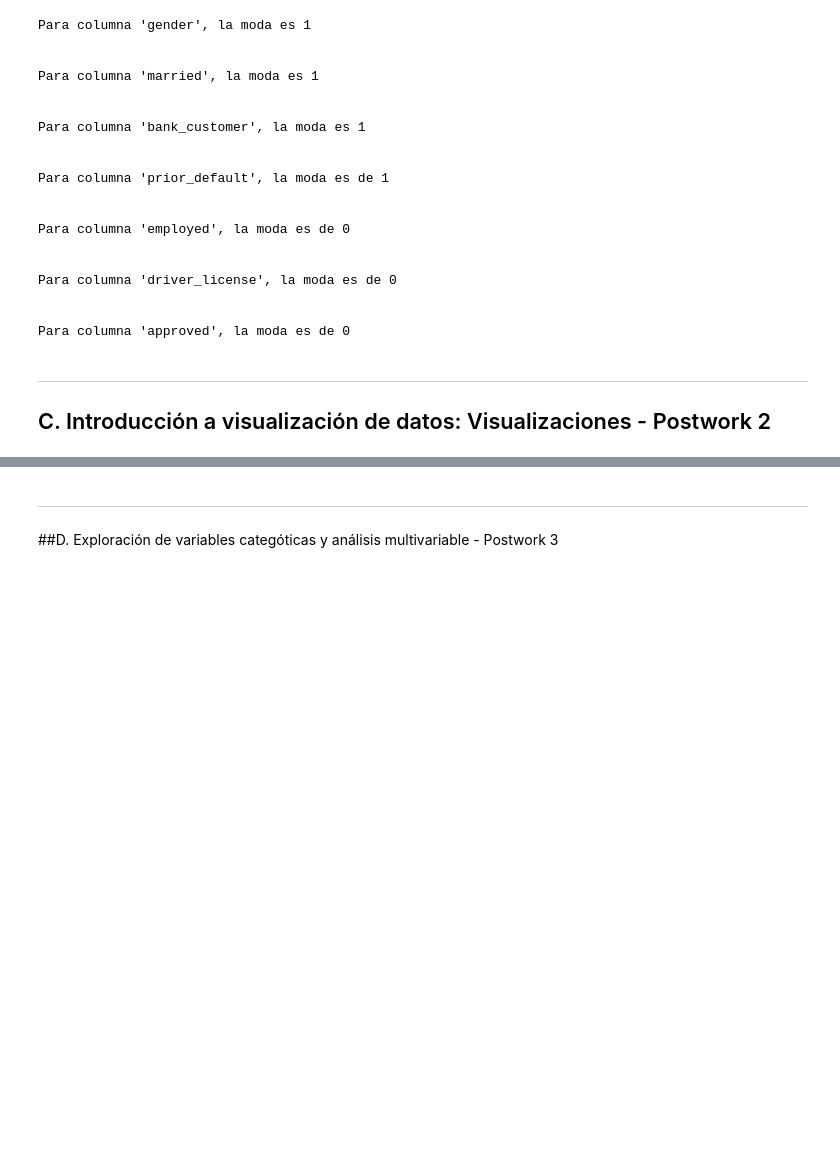
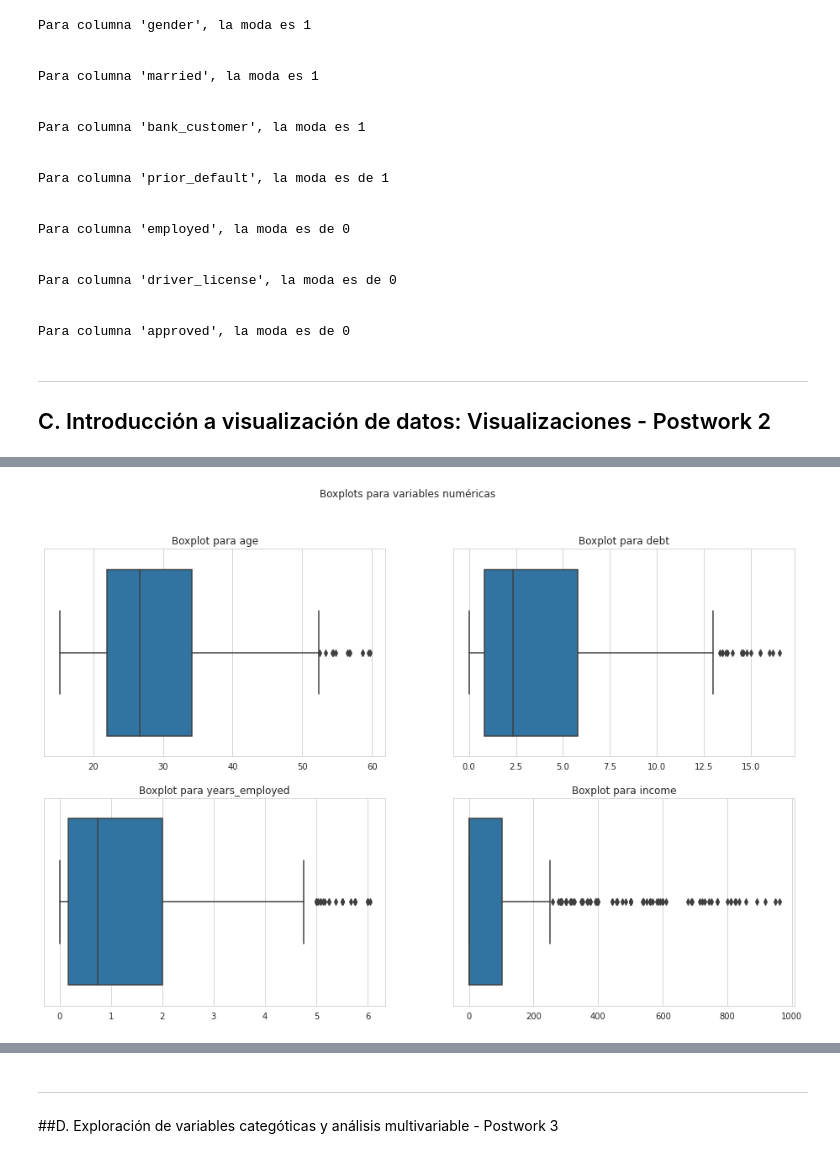
Before and after one commit to HanniaMele/bedu-equipo4-dataScience-M4, a Jupyter notebook: FinalProject_M4.ipynb, the cells around one changed output, grey strips where cells are left out. Cells and saved outputs as stored; diff of their text form; code cells hidden in the pictures; blank space fills up the shorter version.

```diff
--- a/FinalProject_M4.ipynb
+++ b/FinalProject_M4.ipynb
@@ -484,0 +574,15 @@ Para columna 'approved', la moda es de 0
+# %%
+#Filtro de valores atípicos usando el score del rango intercuartílico
+
+#Creamos una copia de mi dataframe original
+df_copy = df.copy()
+
+#Creamos una función para no repetir código
+def filtro_siqr(serie_numerica):
+  global df_copy
+
+  iqr = serie_numerica.quantile(0.75) - serie_numerica.quantile(0.25)
+  filtro_inferior = serie_numerica > serie_numerica.quantile(0.25) - (iqr * 1.5)
+  filtro_superior = serie_numerica < serie_numerica.quantile(0.75) + (iqr * 1.5)
+
+  df_copy = df_copy[filtro_inferior & filtro_superior]
@@ -484,0 +608,5 @@ Para columna 'approved', la moda es de 0
+# %%
+#Volvemos a graficar nuestras boxplots
+grafica_boxplots(df_copy[list(df_numerico.columns)])
+# %% [output]
+[figure, added]
```
Also changed, not shown: parts of 20 cells of this notebook.
